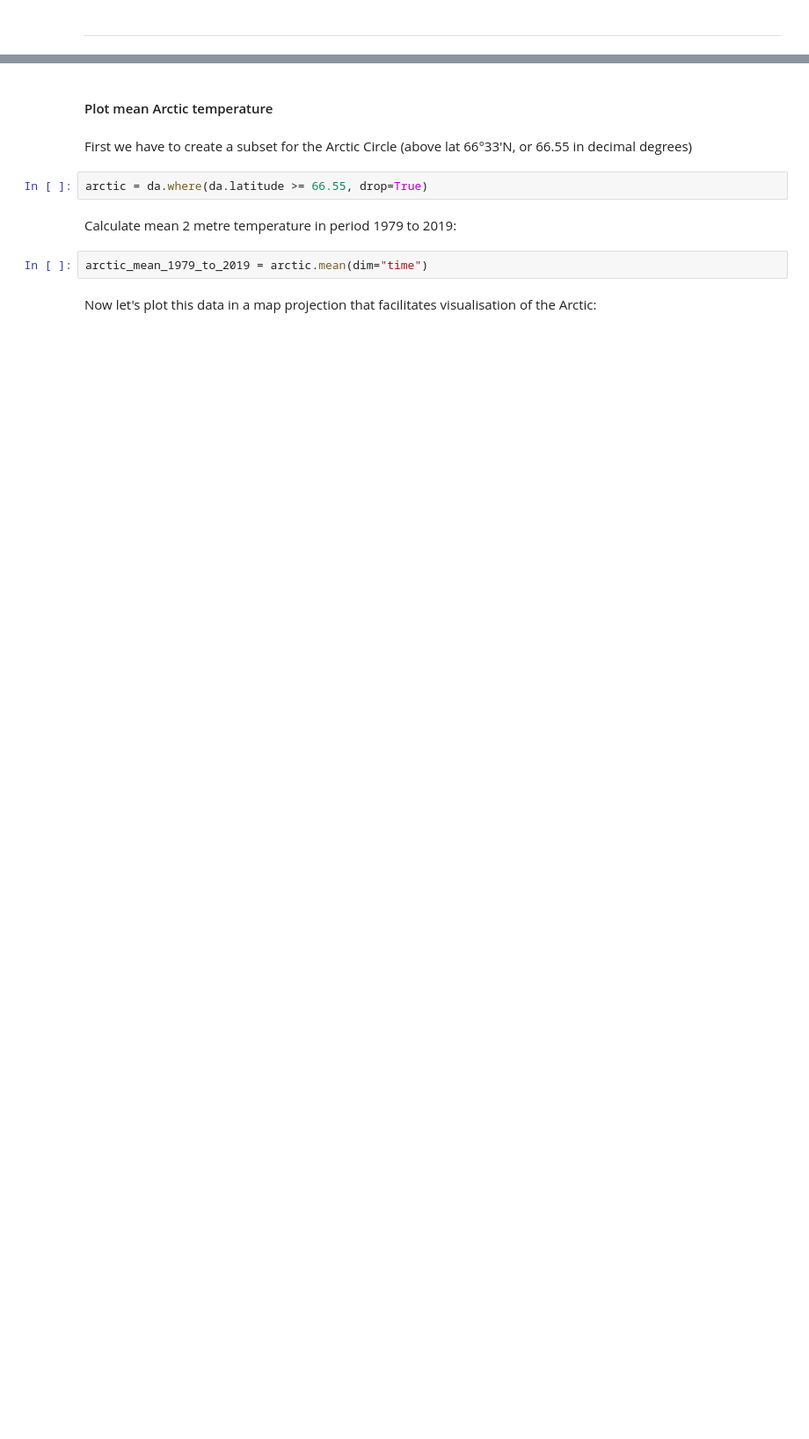
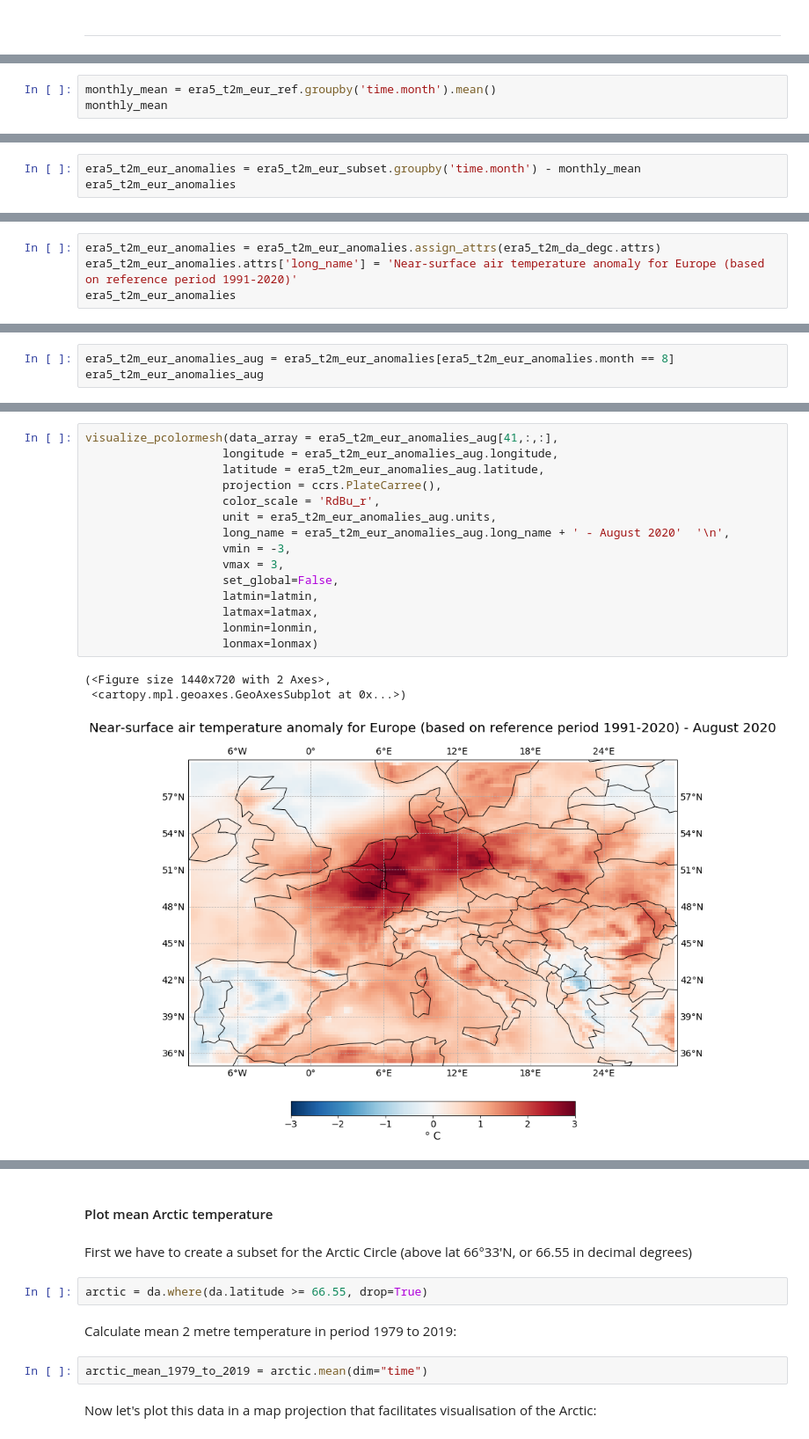
Before and after one commit to tessac2/copernicus-training, a Jupyter notebook: 111_c3s_climatologies_trends.ipynb, the cells around one changed output, grey strips where cells are left out. Shown at 88% size. Saved outputs shown, nothing was run; the diff lists cells and outputs as text; blank space fills up the shorter version.

```diff
--- a/111_c3s_climatologies_trends.ipynb
+++ b/111_c3s_climatologies_trends.ipynb
@@ -764,0 +743,3 @@ We will now focus our attention over the Arctic. Here we will repeat the analysi
+# %%
+monthly_mean = era5_t2m_eur_ref.groupby('time.month').mean()
+monthly_mean
@@ -764,0 +768,3 @@ We will now focus our attention over the Arctic. Here we will repeat the analysi
+# %%
+era5_t2m_eur_anomalies = era5_t2m_eur_subset.groupby('time.month') - monthly_mean
+era5_t2m_eur_anomalies
@@ -764,0 +793,4 @@ We will now focus our attention over the Arctic. Here we will repeat the analysi
+# %%
+era5_t2m_eur_anomalies = era5_t2m_eur_anomalies.assign_attrs(era5_t2m_da_degc.attrs)
+era5_t2m_eur_anomalies.attrs['long_name'] = 'Near-surface air temperature anomaly for Europe (based on reference period 1991-2020)'
+era5_t2m_eur_anomalies
@@ -764,0 +821,3 @@ We will now focus our attention over the Arctic. Here we will repeat the analysi
+# %%
+era5_t2m_eur_anomalies_aug = era5_t2m_eur_anomalies[era5_t2m_eur_anomalies.month == 8]
+era5_t2m_eur_anomalies_aug
@@ -764,0 +848,19 @@ We will now focus our attention over the Arctic. Here we will repeat the analysi
+# %%
+visualize_pcolormesh(data_array = era5_t2m_eur_anomalies_aug[41,:,:],
+                    longitude = era5_t2m_eur_anomalies_aug.longitude,
+                    latitude = era5_t2m_eur_anomalies_aug.latitude,
+                    projection = ccrs.PlateCarree(),
+                    color_scale = 'RdBu_r',
+                    unit = era5_t2m_eur_anomalies_aug.units,
+                    long_name = era5_t2m_eur_anomalies_aug.long_name + ' - August 2020'  '\n',
+                    vmin = -3,
+                    vmax = 3,
+                    set_global=False,
+                    latmin=latmin,
+                    latmax=latmax,
+                    lonmin=lonmin,
+                    lonmax=lonmax)
+# %% [output]
+(<Figure size 1440x720 with 2 Axes>,
+ <cartopy.mpl.geoaxes.GeoAxesSubplot at 0x...>)
+[figure, added]
```
Also changed, not shown: parts of 103 cells of this notebook, 2 other files.
